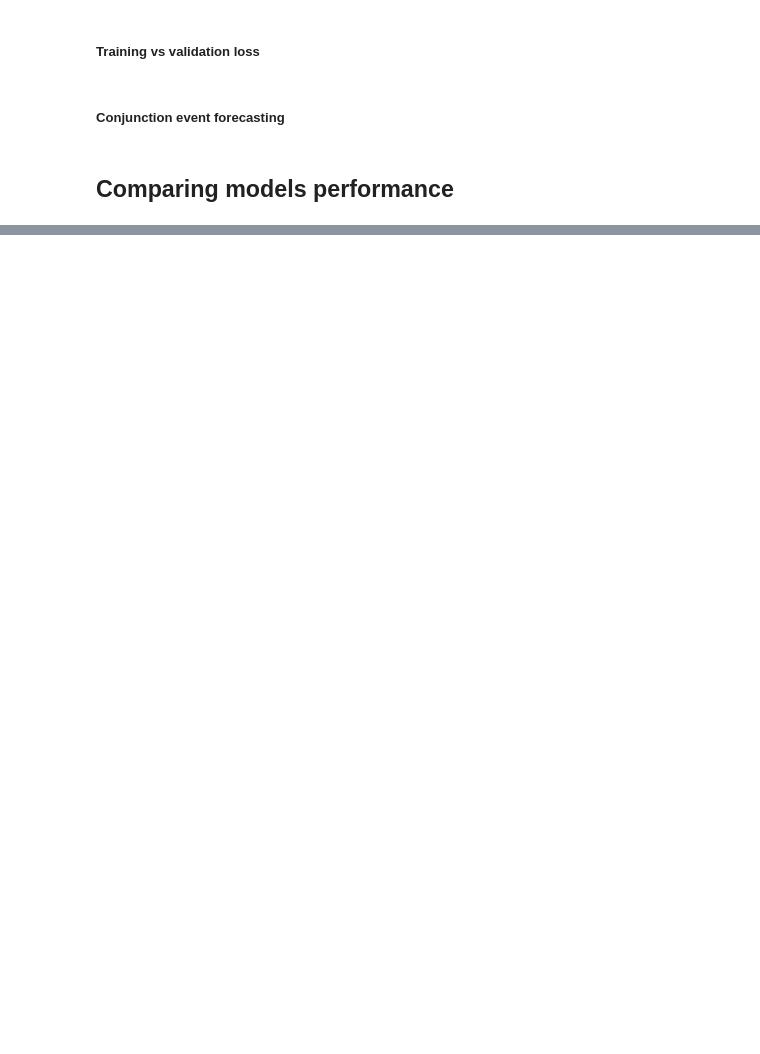
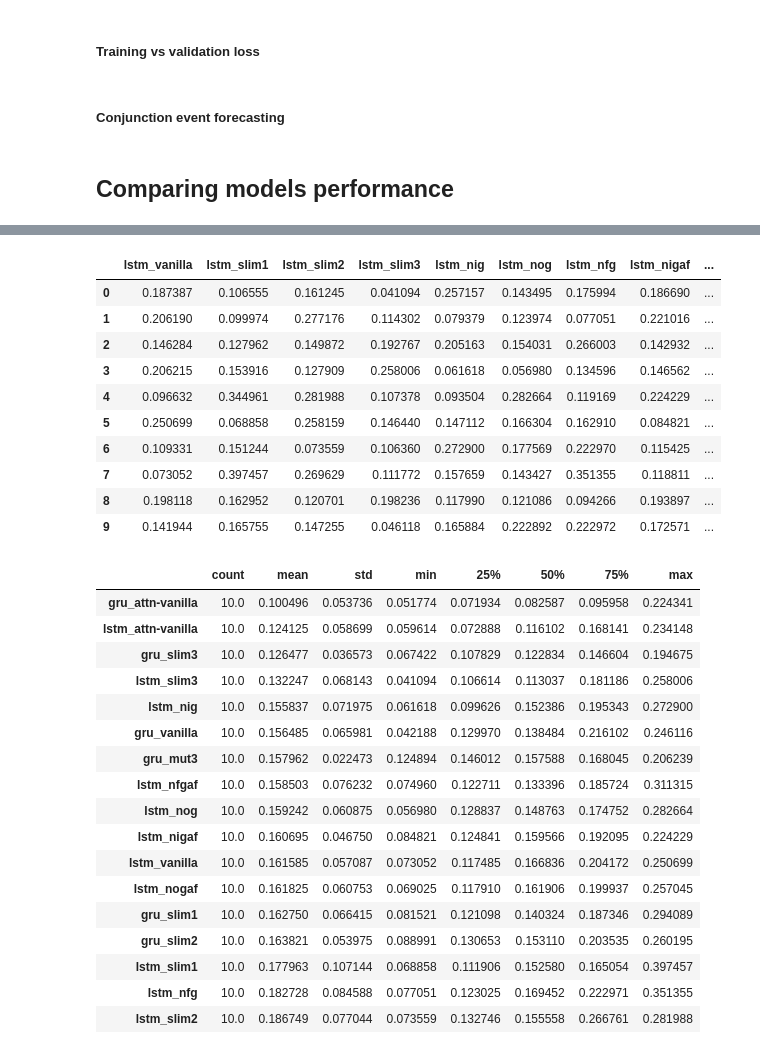
Before and after one commit to JJavierRosales/scapy, a Jupyter notebook: notebooks/rnn_time_series_forecasting.ipynb, the cells around one changed output, grey strips where cells are left out. Drawn from its saved outputs; the diff is of its cells as text; code cells hidden in the pictures; blank space fills up the shorter version.

```diff
--- a/notebooks/rnn_time_series_forecasting.ipynb
+++ b/notebooks/rnn_time_series_forecasting.ipynb
@@ -552,0 +623,40 @@ ax.grid(True, linestyle='--')
+# %%
+# Display test loss dataframe and statistics
+
+display(df_test_loss)
+
+df_test_loss_stats = df_test_loss.describe().T
+df_test_loss_stats.sort_values(by='mean', ascending=True, inplace=True)
+
+df_test_loss = df_test_loss[df_test_loss_stats.index]
+display(df_test_loss_stats)
+# %% [output]
+|  | lstm_vanilla | lstm_slim1 | lstm_slim2 | lstm_slim3 | lstm_nig | lstm_nog | lstm_nfg | lstm_nigaf | ... |
+| 0 | 0.187387 | 0.106555 | 0.161245 | 0.041094 | 0.257157 | 0.143495 | 0.175994 | 0.186690 | ... |
+| 1 | 0.206190 | 0.099974 | 0.277176 | 0.114302 | 0.079379 | 0.123974 | 0.077051 | 0.221016 | ... |
+| 2 | 0.146284 | 0.127962 | 0.149872 | 0.192767 | 0.205163 | 0.154031 | 0.266003 | 0.142932 | ... |
+| 3 | 0.206215 | 0.153916 | 0.127909 | 0.258006 | 0.061618 | 0.056980 | 0.134596 | 0.146562 | ... |
+| 4 | 0.096632 | 0.344961 | 0.281988 | 0.107378 | 0.093504 | 0.282664 | 0.119169 | 0.224229 | ... |
+| 5 | 0.250699 | 0.068858 | 0.258159 | 0.146440 | 0.147112 | 0.166304 | 0.162910 | 0.084821 | ... |
+| 6 | 0.109331 | 0.151244 | 0.073559 | 0.106360 | 0.272900 | 0.177569 | 0.222970 | 0.115425 | ... |
+| 7 | 0.073052 | 0.397457 | 0.269629 | 0.111772 | 0.157659 | 0.143427 | 0.351355 | 0.118811 | ... |
+| 8 | 0.198118 | 0.162952 | 0.120701 | 0.198236 | 0.117990 | 0.121086 | 0.094266 | 0.193897 | ... |
+| 9 | 0.141944 | 0.165755 | 0.147255 | 0.046118 | 0.165884 | 0.222892 | 0.222972 | 0.172571 | ... |
+|  | count | mean | std | min | 25% | 50% | 75% | max |
+| gru_attn-vanilla | 10.0 | 0.100496 | 0.053736 | 0.051774 | 0.071934 | 0.082587 | 0.095958 | 0.224341 |
+| lstm_attn-vanilla | 10.0 | 0.124125 | 0.058699 | 0.059614 | 0.072888 | 0.116102 | 0.168141 | 0.234148 |
+| gru_slim3 | 10.0 | 0.126477 | 0.036573 | 0.067422 | 0.107829 | 0.122834 | 0.146604 | 0.194675 |
+| lstm_slim3 | 10.0 | 0.132247 | 0.068143 | 0.041094 | 0.106614 | 0.113037 | 0.181186 | 0.258006 |
+| lstm_nig | 10.0 | 0.155837 | 0.071975 | 0.061618 | 0.099626 | 0.152386 | 0.195343 | 0.272900 |
+| gru_vanilla | 10.0 | 0.156485 | 0.065981 | 0.042188 | 0.129970 | 0.138484 | 0.216102 | 0.246116 |
+| gru_mut3 | 10.0 | 0.157962 | 0.022473 | 0.124894 | 0.146012 | 0.157588 | 0.168045 | 0.206239 |
+| lstm_nfgaf | 10.0 | 0.158503 | 0.076232 | 0.074960 | 0.122711 | 0.133396 | 0.185724 | 0.311315 |
+| lstm_nog | 10.0 | 0.159242 | 0.060875 | 0.056980 | 0.128837 | 0.148763 | 0.174752 | 0.282664 |
+| lstm_nigaf | 10.0 | 0.160695 | 0.046750 | 0.084821 | 0.124841 | 0.159566 | 0.192095 | 0.224229 |
+| lstm_vanilla | 10.0 | 0.161585 | 0.057087 | 0.073052 | 0.117485 | 0.166836 | 0.204172 | 0.250699 |
+| lstm_nogaf | 10.0 | 0.161825 | 0.060753 | 0.069025 | 0.117910 | 0.161906 | 0.199937 | 0.257045 |
+| gru_slim1 | 10.0 | 0.162750 | 0.066415 | 0.081521 | 0.121098 | 0.140324 | 0.187346 | 0.294089 |
+| gru_slim2 | 10.0 | 0.163821 | 0.053975 | 0.088991 | 0.130653 | 0.153110 | 0.203535 | 0.260195 |
+| lstm_slim1 | 10.0 | 0.177963 | 0.107144 | 0.068858 | 0.111906 | 0.152580 | 0.165054 | 0.397457 |
+| lstm_nfg | 10.0 | 0.182728 | 0.084588 | 0.077051 | 0.123025 | 0.169452 | 0.222971 | 0.351355 |
+| lstm_slim2 | 10.0 | 0.186749 | 0.077044 | 0.073559 | 0.132746 | 0.155558 | 0.266761 | 0.281988 |
```
Also changed, not shown: parts of 10 cells of this notebook, 3 other files.
